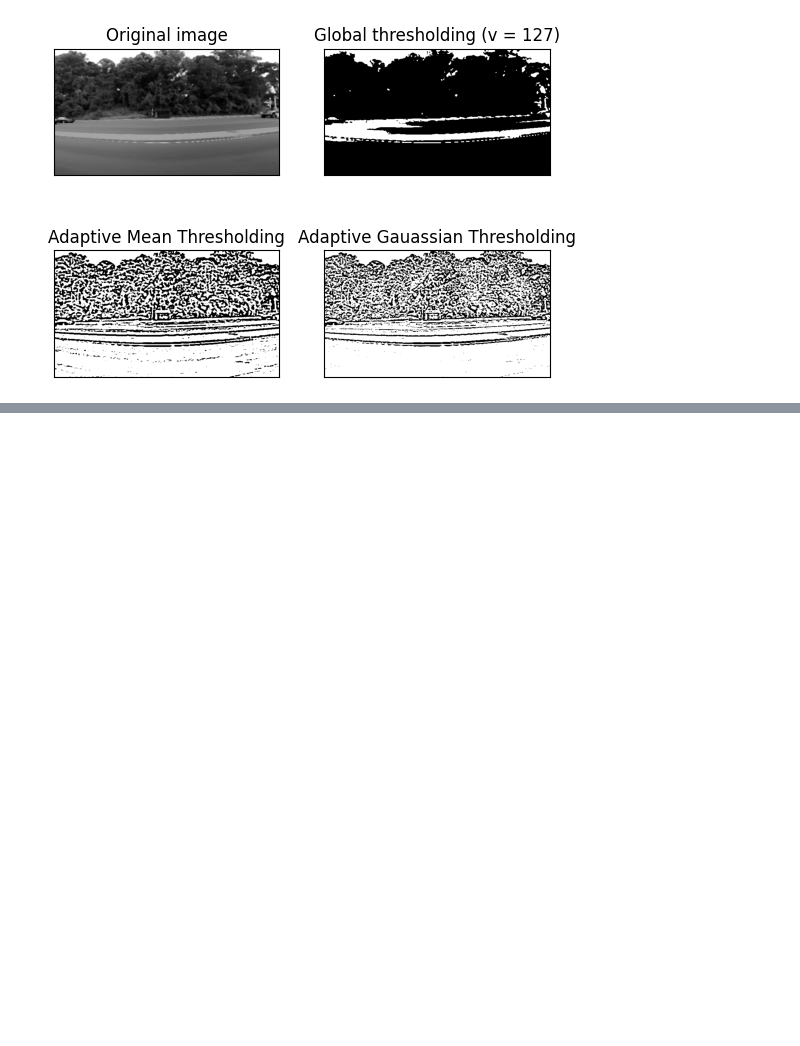
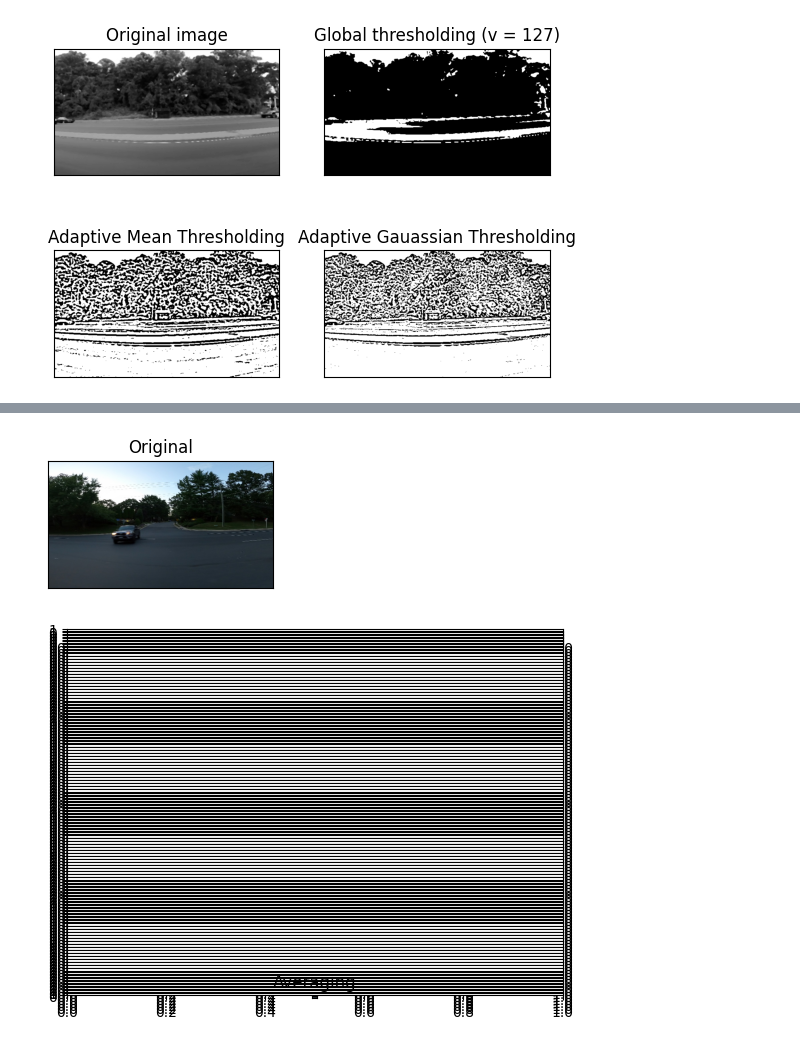
Before and after one commit to AleksandrMorozov123/Computer-vision-with-TensorFlow-Keras-and-OpenCV, a Jupyter notebook: computer-vision-with-opencv.ipynb, the cells around one changed output, grey strips where cells are left out. Drawn from its saved outputs; the diff is of its cells as text; code cells hidden in the pictures; blank space fills up the shorter version.

Commit message:
Kaggle Notebook | Computer vision with OpenCV | Version 3

```diff
--- a/computer-vision-with-opencv.ipynb
+++ b/computer-vision-with-opencv.ipynb
@@ -290,0 +303,15 @@ plt.show ()
+# %%
+# 2D convolution
+img = io.imread ('/kaggle/input/car-object-detection/data/testing_images/vid_5_29820.jpg')
+
+kernel = np.ones ((5, 5), np.float32)/25
+dst = cv2.filter2D (img, -1, kernel)
+
+plt.subplot (121), plt.imshow (img), plt.title ('Original')
+plt.xticks ([]), plt.yticks ([])
+plt.subplots (122), plt.imshow (dst), plt.title ('Averaging')
+plt.xticks ([]), plt.yticks ([])
+plt.show ()
+# %% [output]
+[figure, added]
+[figure, added]
```
Also changed, not shown: parts of 12 cells of this notebook.
